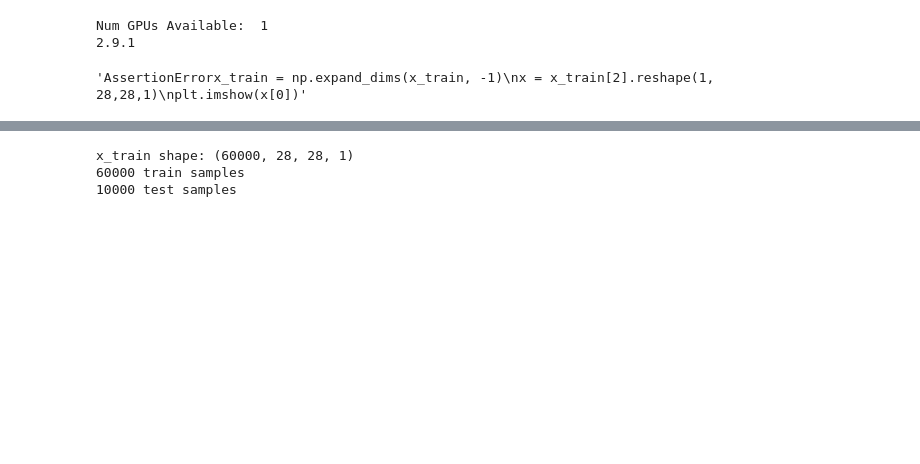
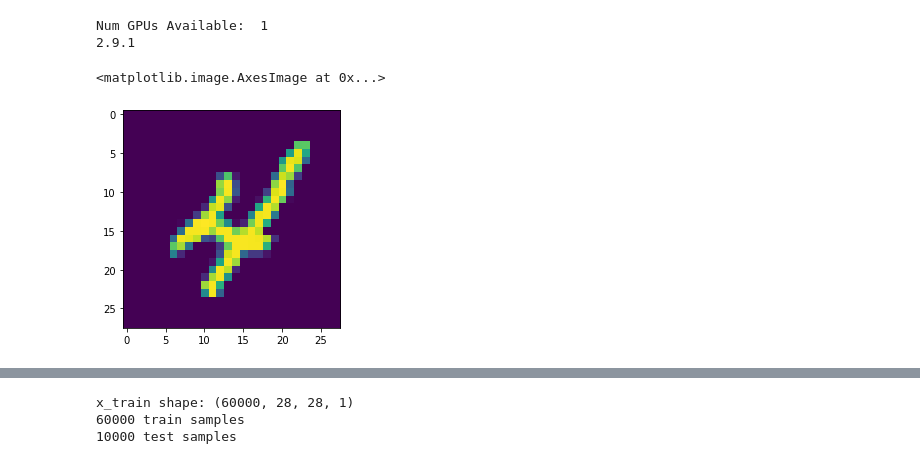
Before and after one commit to liamaltarac/SYS809_Feature_Matching, a Jupyter notebook: models/mnist_cnn_test.ipynb, the cells around one changed output, grey strips where cells are left out. Saved outputs shown, nothing was run; the diff lists cells and outputs as text; code cells hidden in the pictures; blank space fills up the shorter version.

```diff
--- a/models/mnist_cnn_test.ipynb
+++ b/models/mnist_cnn_test.ipynb
@@ -25,14 +29,15 @@ Num GPUs Available:  1
 # %%
 # Model / data parameters
 num_classes = 10
 input_shape = (28, 28, 1)
 
 # Load the data and split it between train and test sets
 (x_train, y_train), (x_test, y_test) = keras.datasets.mnist.load_data()
 
-'''AssertionErrorx_train = np.expand_dims(x_train, -1)
-x = x_train[2].reshape(1, 28,28,1)
-plt.imshow(x[0])'''
+AssertionErrorx_train = np.expand_dims(x_train, -1)
+x = x_train[9].reshape(1, 28,28,1)
+plt.imshow(x[0])
 # %% [output]
-'AssertionErrorx_train = np.expand_dims(x_train, -1)\nx = x_train[2].reshape(1, 28,28,1)\nplt.imshow(x[0])'
+<matplotlib.image.AxesImage at 0x...>
+[figure, added]
 # %%
```
Also changed, not shown: parts of 9 cells of this notebook, 1 other file.
